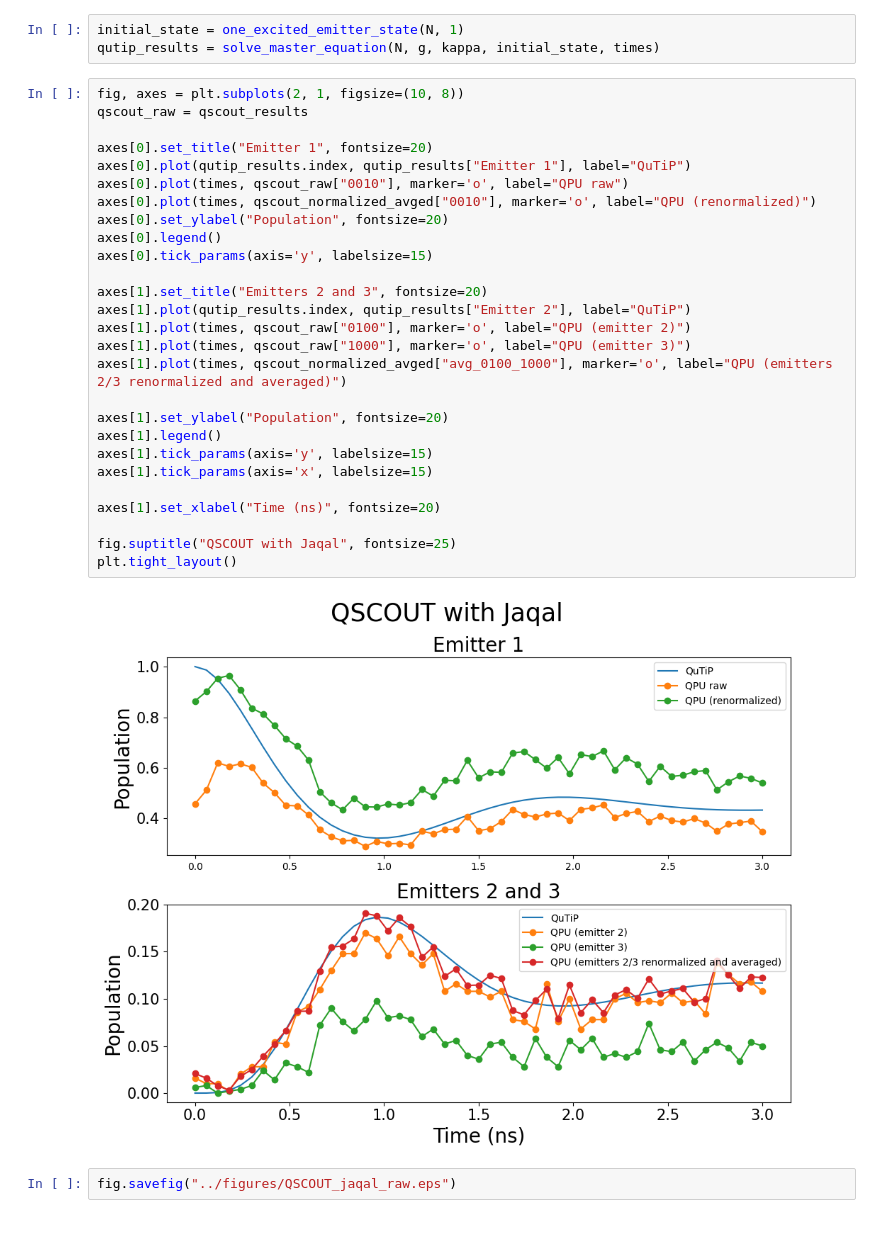
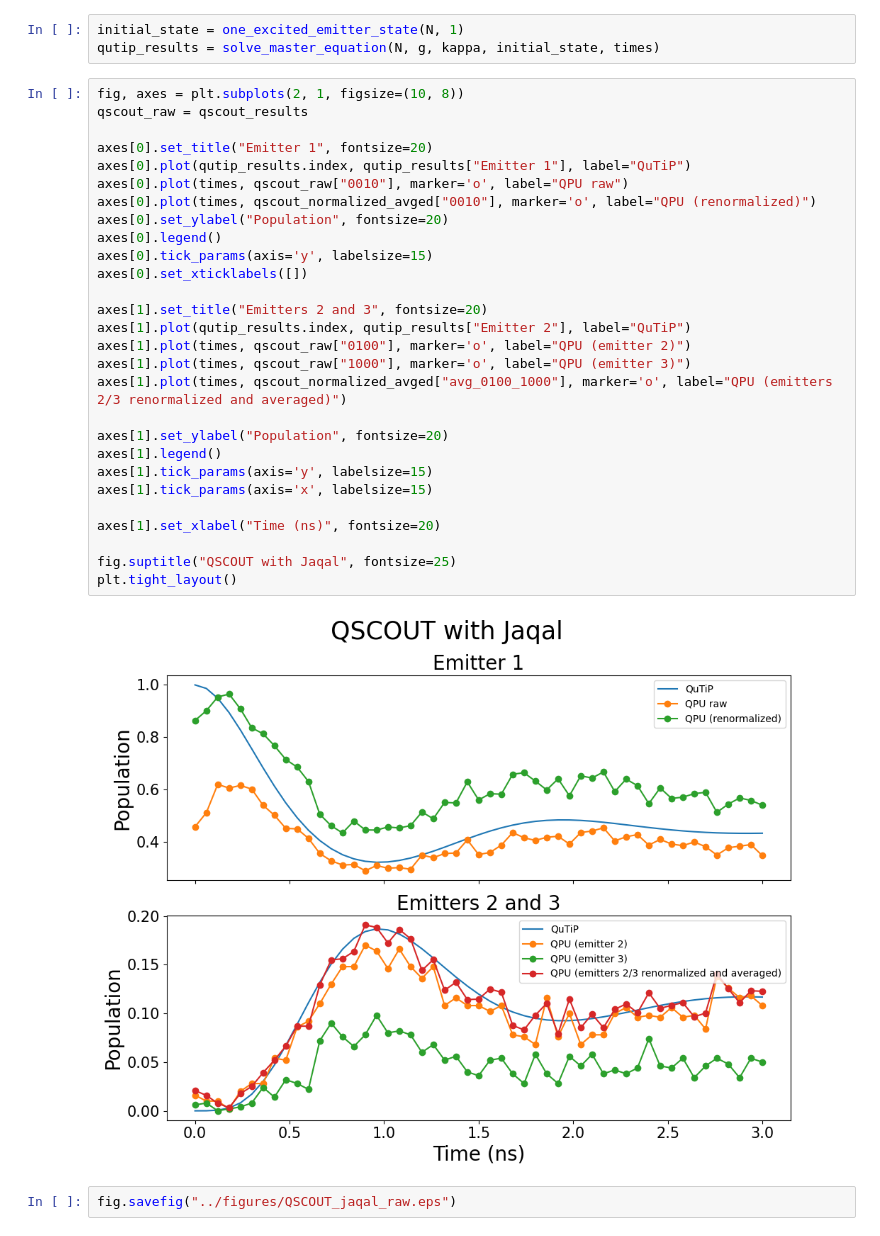
Before and after one commit to radulaski/CQED_quantum_simulation, a Jupyter notebook: notebooks/QSCOUT_jaqal_raw.ipynb, the cells around one changed output. Drawn from its saved outputs; the diff is of its cells as text.

```diff
--- a/notebooks/QSCOUT_jaqal_raw.ipynb
+++ b/notebooks/QSCOUT_jaqal_raw.ipynb
@@ -40,32 +40,33 @@ qutip_results = solve_master_equation(N, g, kappa, initial_state, times)
 # %%
 fig, axes = plt.subplots(2, 1, figsize=(10, 8))
 qscout_raw = qscout_results
 
 axes[0].set_title("Emitter 1", fontsize=20)
 axes[0].plot(qutip_results.index, qutip_results["Emitter 1"], label="QuTiP")
 axes[0].plot(times, qscout_raw["0010"], marker='o', label="QPU raw")
 axes[0].plot(times, qscout_normalized_avged["0010"], marker='o', label="QPU (renormalized)")
 axes[0].set_ylabel("Population", fontsize=20)
 axes[0].legend()
 axes[0].tick_params(axis='y', labelsize=15)
+axes[0].set_xticklabels([])
 
 axes[1].set_title("Emitters 2 and 3", fontsize=20)
 axes[1].plot(qutip_results.index, qutip_results["Emitter 2"], label="QuTiP")
 axes[1].plot(times, qscout_raw["0100"], marker='o', label="QPU (emitter 2)")
 axes[1].plot(times, qscout_raw["1000"], marker='o', label="QPU (emitter 3)")
 axes[1].plot(times, qscout_normalized_avged["avg_0100_1000"], marker='o', label="QPU (emitters 2/3 renormalized and averaged)")
 
 axes[1].set_ylabel("Population", fontsize=20)
 axes[1].legend()
 axes[1].tick_params(axis='y', labelsize=15)
 axes[1].tick_params(axis='x', labelsize=15)
 
 axes[1].set_xlabel("Time (ns)", fontsize=20)
 
 fig.suptitle("QSCOUT with Jaqal", fontsize=25)
 plt.tight_layout()
 # %% [output]
-[figure, old version]
+[figure, new version]
 # %%
 fig.savefig("../figures/QSCOUT_jaqal_raw.eps")
 # %% [output]
```
Also changed, not shown: 5 other files.
